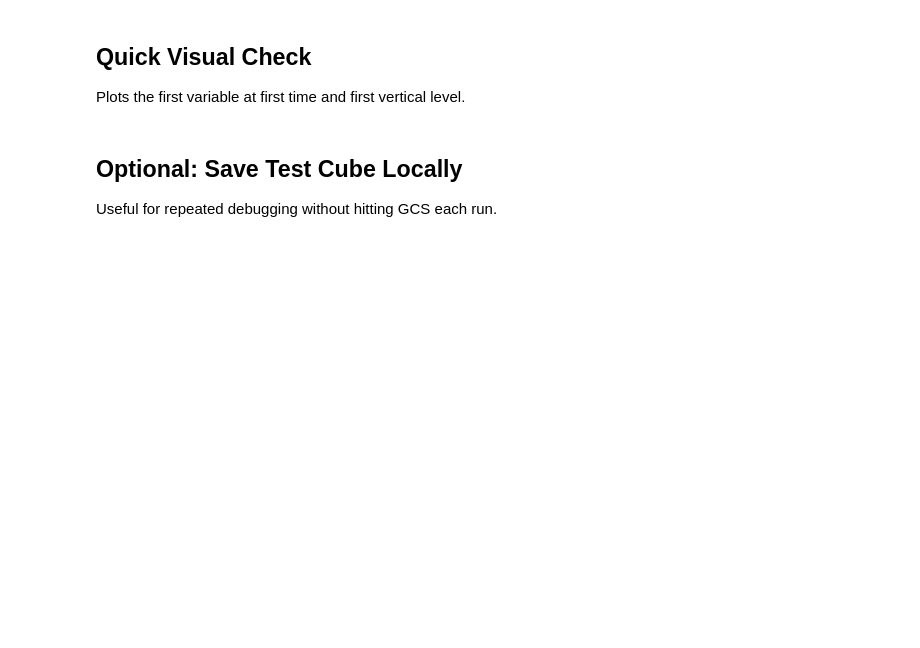
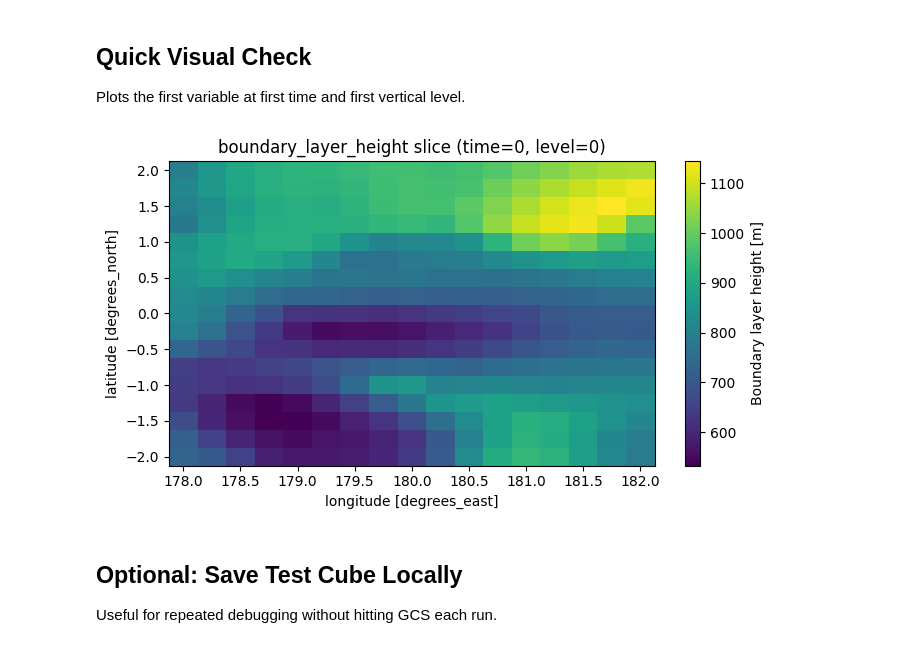
Before and after one commit to mrghg/glide, a Jupyter notebook: notebooks/era5_retrieval_test.ipynb, the cells around one changed output. Cells and saved outputs as stored; diff of their text form; code cells hidden in the pictures; blank space fills up the shorter version.

```diff
--- a/notebooks/era5_retrieval_test.ipynb
+++ b/notebooks/era5_retrieval_test.ipynb
@@ -81,15 +81,14 @@ Coord names:
 
 This intentionally keeps data tiny so it is realistic for streaming over the internet.
 # %%
-preferred_vars = ["u", "v", "w", "blh", "t"]
+preferred_vars = ["u_component_of_wind", "v_component_of_wind", "vertical_velocity", "boundary_layer_height"]
 available_vars = [v for v in preferred_vars if v in ds.data_vars]
 if not available_vars:
     available_vars = list(ds.data_vars)[:2]
 
 print("Using variables:", available_vars)
 
-time0 = ds[time_name].values[0]
-t_slice = slice(time0, ds[time_name].values[min(1, ds[time_name].size - 1)])
+t_slice = slice(ds[time_name].values[1000000], ds[time_name].values[1000001])
 
 lat_vals = ds[lat_name].values
 lon_vals = ds[lon_name].values
@@ -110,5 +109,4 @@ Using variables: ['100m_u_component_of_wind', '100m_v_component_of_wind']
 # %%
-
 cube = ds[available_vars].sel(
     {
         time_name: t_slice,
@@ -116,6 +114,6 @@ cube = ds[available_vars].sel(
         lon_name: slice(lon_min, lon_max),
         level_name: level_subset,
     }
-).astype(np.float32)
+).astype(np.float32).compute()
 
 cube
@@ -142,18 +140,20 @@ print("You can stream `gzip_payload` over HTTP, then decode/decompress client-si
 
 Plots the first variable at first time and first vertical level.
 # %%
-var0 = list(cube.data_vars)[0]
+var0 = list(cube.data_vars)[3]
 da0 = cube[var0]
 
 # Assumes variable dims include [time, level, lat, lon] in some order.
 indexer = {dim: 0 for dim in da0.dims if dim in {time_name, level_name}}
 img = da0.isel(indexer)
 
 plt.figure(figsize=(7, 4))
 img.plot(cmap="viridis")
 plt.title(f"{var0} slice (time=0, level=0)")
 plt.tight_layout()
 plt.show()
+# %% [output]
+[figure, added]
 # %% [markdown]
 ## Optional: Save Test Cube Locally
 
```
Also changed, not shown: parts of 4 cells of this notebook, 11 other files.
